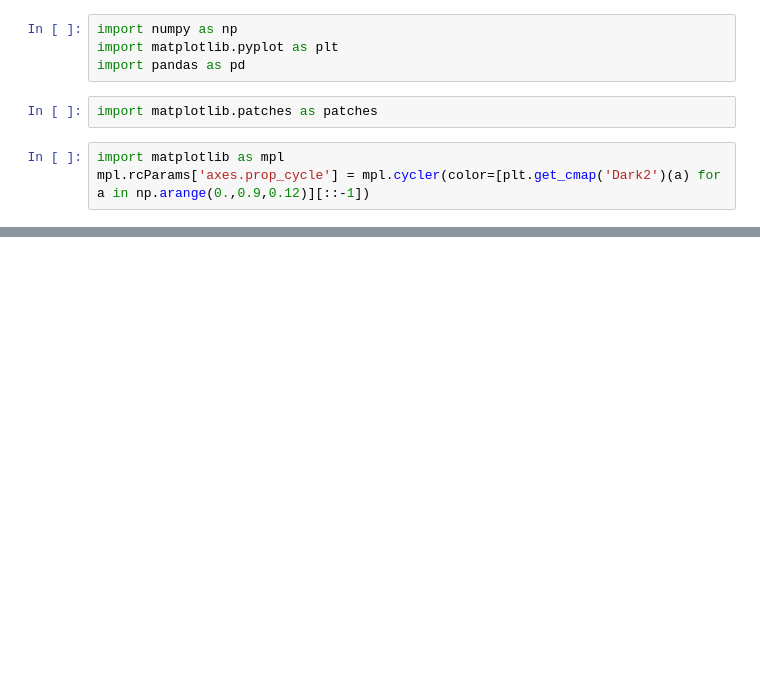
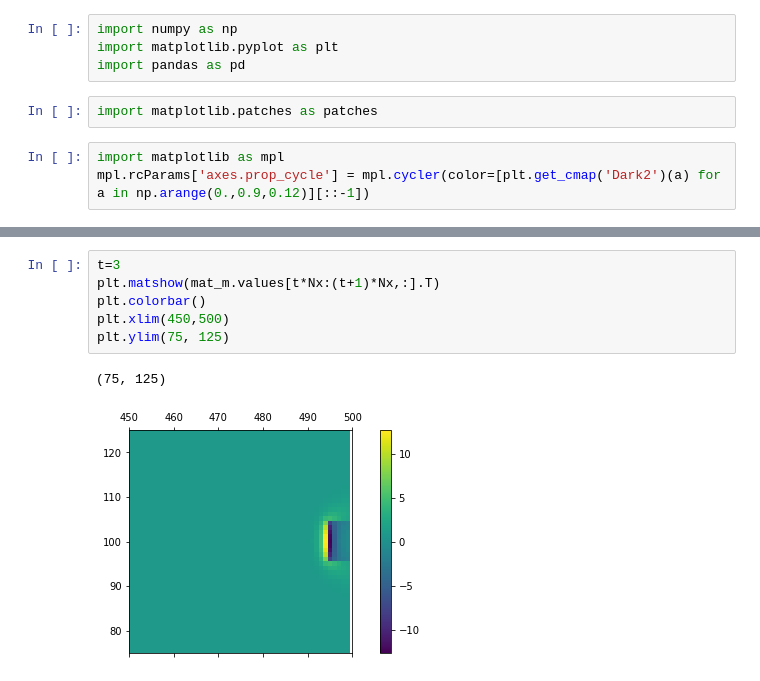
Before and after one commit to BrieucB/AI2d, a Jupyter notebook: AI2D_hydro/PDEs_2d/PDEs_2d_profiles.ipynb, the cells around one changed output, grey strips where cells are left out. Cells and saved outputs as stored; diff of their text form; blank space fills up the shorter version.

```diff
--- a/AI2D_hydro/PDEs_2d/PDEs_2d_profiles.ipynb
+++ b/AI2D_hydro/PDEs_2d/PDEs_2d_profiles.ipynb
@@ -15,0 +32,9 @@ Ny=int(ly/ds)
+# %%
+t=3
+plt.matshow(mat_m.values[t*Nx:(t+1)*Nx,:].T)
+plt.colorbar()
+plt.xlim(450,500)
+plt.ylim(75, 125)
+# %% [output]
+(75, 125)
+[figure, added]
```
Also changed, not shown: parts of 43 cells of this notebook, 50 other files.
